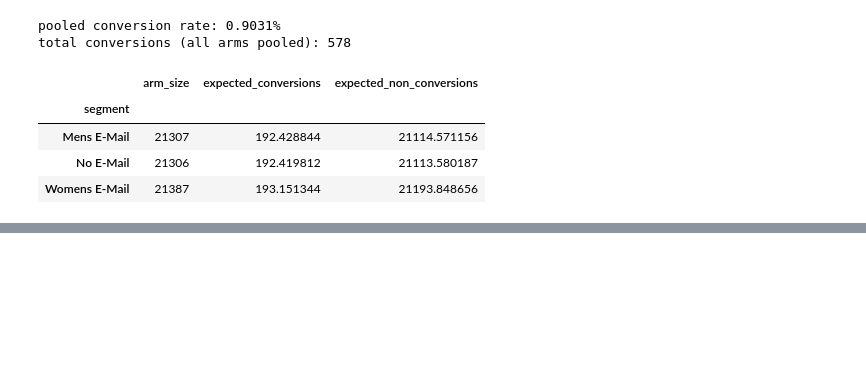
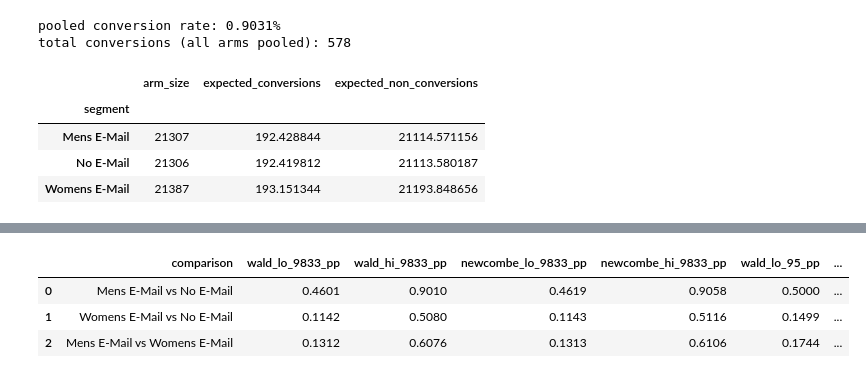
Before and after one commit to luisesparza3347/ab-testing-experiments, a Jupyter notebook: notebooks/02_primary_readout.ipynb, the cells around one changed output, grey strips where cells are left out. Drawn from its saved outputs; the diff is of its cells as text; code cells hidden in the pictures; blank space fills up the shorter version.

```diff
--- a/notebooks/02_primary_readout.ipynb
+++ b/notebooks/02_primary_readout.ipynb
@@ -56,0 +184,7 @@ total conversions (all arms pooled): 578
+# %%
+readout[["comparison", "wald_lo_9833_pp", "wald_hi_9833_pp", "newcombe_lo_9833_pp", "newcombe_hi_9833_pp", "wald_lo_95_pp", "wald_hi_95_pp"]].round(4)
+# %% [output]
+|  | comparison | wald_lo_9833_pp | wald_hi_9833_pp | newcombe_lo_9833_pp | newcombe_hi_9833_pp | wald_lo_95_pp | ... |
+| 0 | Mens E-Mail vs No E-Mail | 0.4601 | 0.9010 | 0.4619 | 0.9058 | 0.5000 | ... |
+| 1 | Womens E-Mail vs No E-Mail | 0.1142 | 0.5080 | 0.1143 | 0.5116 | 0.1499 | ... |
+| 2 | Mens E-Mail vs Womens E-Mail | 0.1312 | 0.6076 | 0.1313 | 0.6106 | 0.1744 | ... |
```
Also changed, not shown: parts of 18 cells of this notebook, 5 other files.
